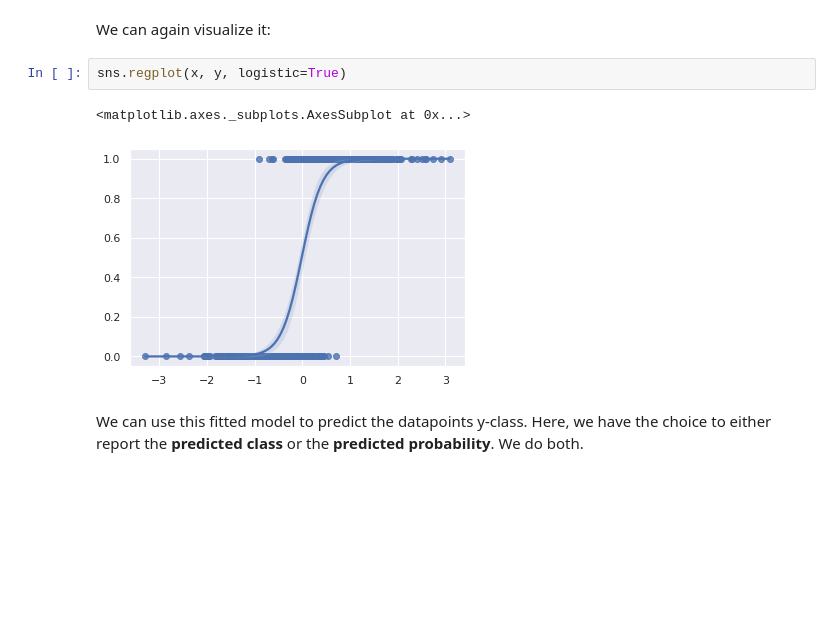
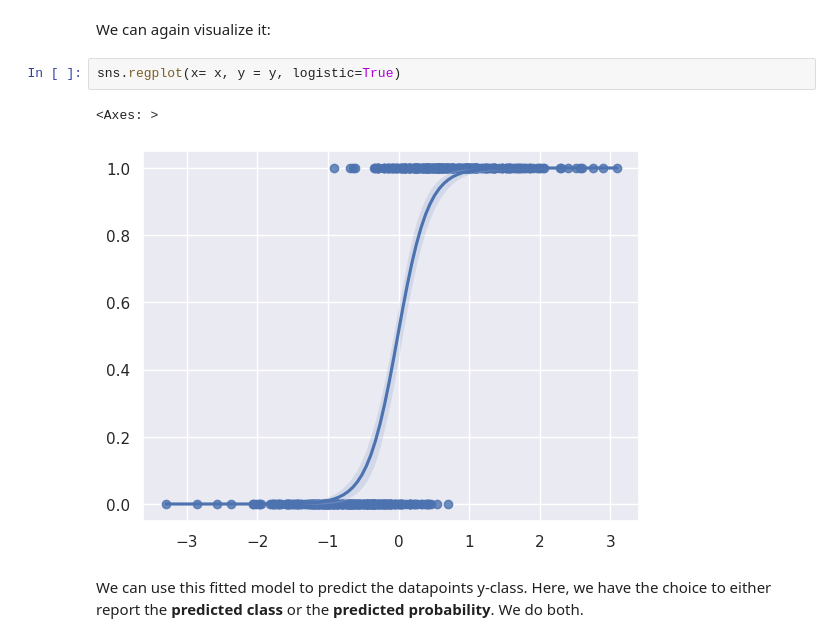
Before and after one commit to aaubs/ds-master, a Jupyter notebook: courses/ds4b-m1-6-sml/notebooks/s1-sml-intro.ipynb, the cells around one changed output. Drawn from its saved outputs; the diff is of its cells as text; blank space fills up the shorter version.

```diff
--- a/courses/ds4b-m1-6-sml/notebooks/s1-sml-intro.ipynb
+++ b/courses/ds4b-m1-6-sml/notebooks/s1-sml-intro.ipynb
@@ -169,10 +166,10 @@ x1        4.6371     0.4403   10.5322   0.0000    3.7742   5.5000
 
 We can again visualize it:
 # %%
-sns.regplot(x, y, logistic=True)
+sns.regplot(x= x, y = y, logistic=True)
 # %% [output]
-<matplotlib.axes._subplots.AxesSubplot at 0x...>
+<Axes: >
-[figure, old version]
+[figure, new version]
 # %% [markdown]
 
 We can use this fitted model to predict the datapoints y-class. Here, we have the choice to either report the **predicted class** or the **predicted probability**. We do both.
```
Also changed, not shown: parts of 51 cells of this notebook.
